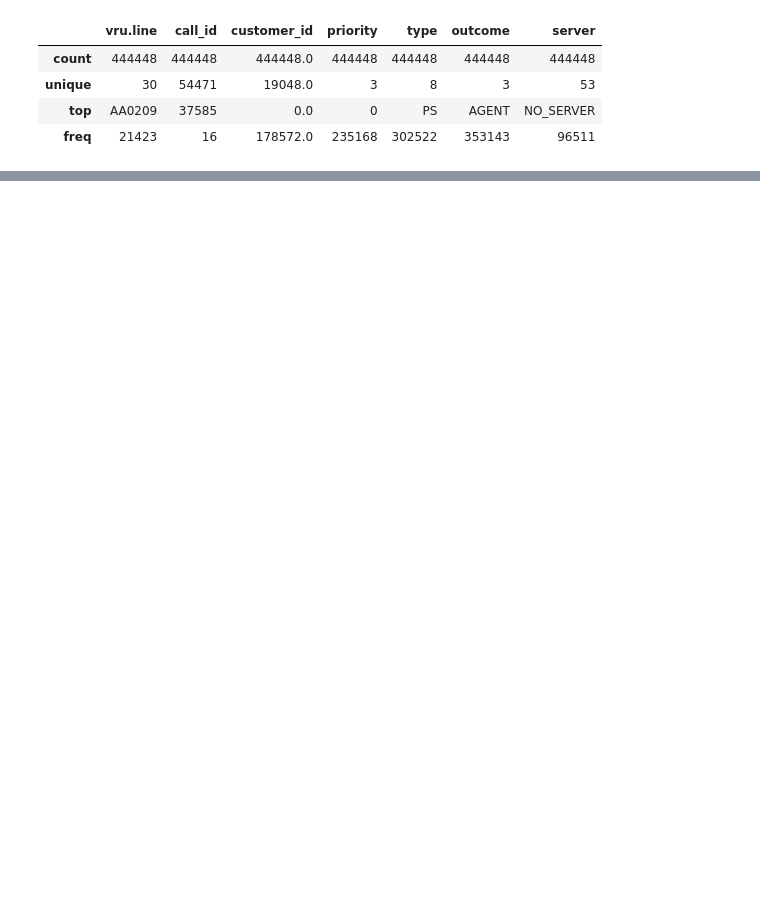
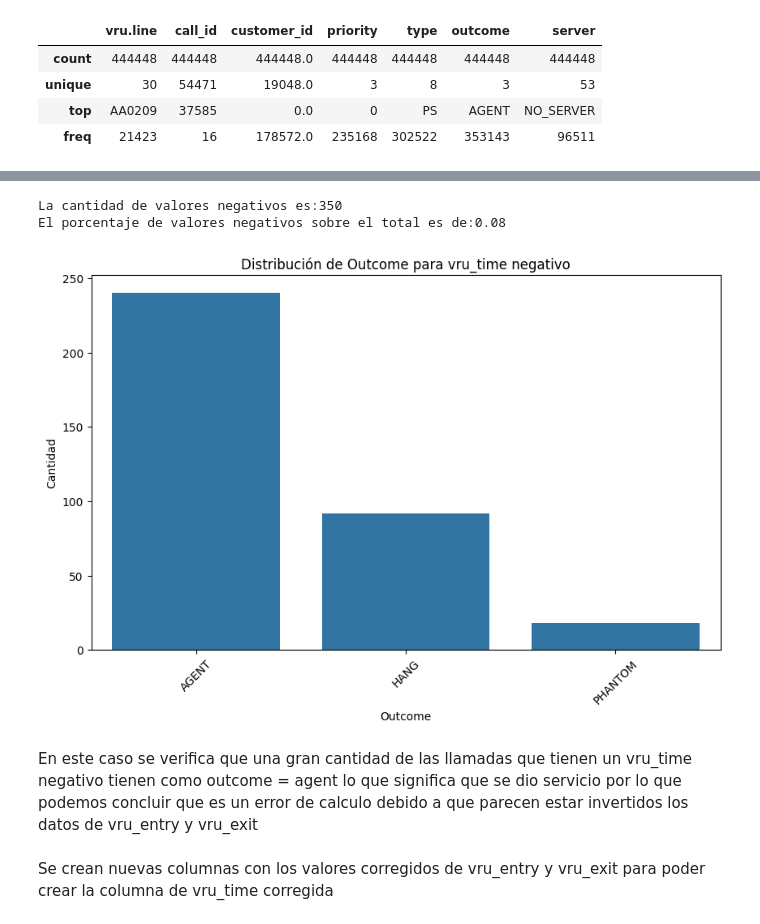
Before and after one commit to ASGuzman/Proyecto, a Jupyter notebook: Notebook.ipynb, the cells around one changed output, grey strips where cells are left out. Saved outputs shown, nothing was run; the diff lists cells and outputs as text; code cells hidden in the pictures; blank space fills up the shorter version.

```diff
--- a/Notebook.ipynb
+++ b/Notebook.ipynb
@@ -151,0 +148,3 @@ print(archivo['call_id'].unique())
+# %%
+#Tenemos una variable llamada stardate que no se encuentra en el diccionario por lo que se elimina
+archivo= archivo.drop(columns=["startdate"])
@@ -151,0 +173,24 @@ print(archivo['call_id'].unique())
+# %%
+# Filtra las filas donde vru_time es negativo
+valores_neg= (archivo["vru_time"]< 0).sum()
+print(f"La cantidad de valores negativos es:{valores_neg}")
+porcentaje_negativos= round((valores_neg/archivo["vru_time"].count())*100, 2)
+print(f"El porcentaje de valores negativos sobre el total es de:{porcentaje_negativos}")
+# %% [output]
+La cantidad de valores negativos es:350
+El porcentaje de valores negativos sobre el total es de:0.08
+# %%
+archivo_negativo = archivo[archivo['vru_time'] < 0]
+plt.figure(figsize=(10, 6))
+sns.countplot(x='outcome', data=archivo_negativo)
+plt.title('Distribución de Outcome para vru_time negativo')
+plt.xlabel('Outcome')
+plt.ylabel('Cantidad')
+plt.xticks(rotation=45)
+plt.show()
+# %% [output]
+[figure, added]
+# %% [markdown]
+En este caso se verifica que una gran cantidad de las llamadas que tienen un vru_time negativo tienen como outcome = agent lo que significa que se dio servicio por lo que podemos concluir que es un error de calculo debido a que parecen estar invertidos los datos de vru_entry y vru_exit
+# %% [markdown]
+Se crean nuevas columnas con los valores corregidos de vru_entry y vru_exit para poder crear la columna de vru_time corregida
```
Also changed, not shown: parts of 38 cells of this notebook.
